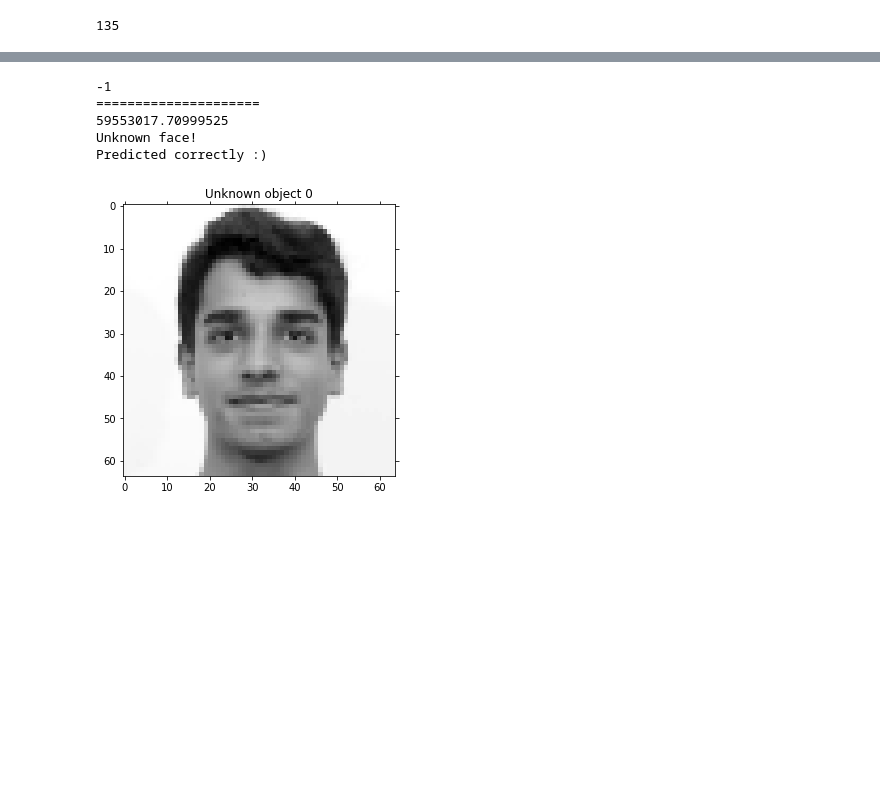
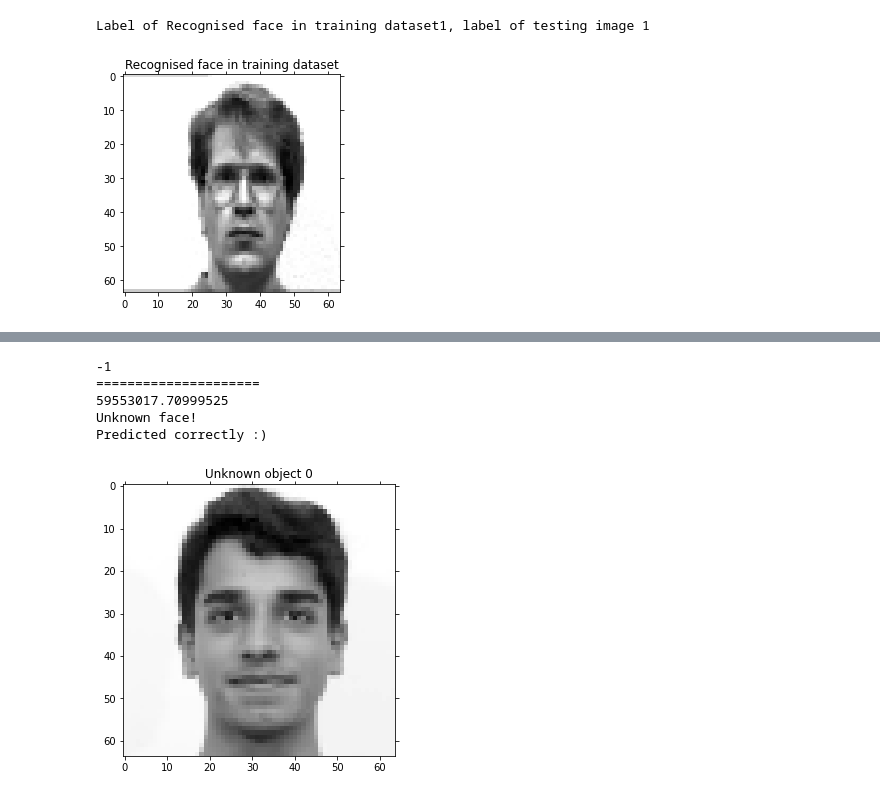
Before and after one commit to Rutvij-1/Eigen-Faces-SMAI-M21-project, a Jupyter notebook: FINALFINAL.ipynb, the cells around one changed output, grey strips where cells are left out. Drawn from its saved outputs; the diff is of its cells as text; code cells hidden in the pictures; blank space fills up the shorter version.

```diff
--- a/FINALFINAL.ipynb
+++ b/FINALFINAL.ipynb
@@ -230,0 +143,10 @@ plt.show()
+# %%
+reduced_data = np.array(eigvectors_sort[:DIM]).T
+proj_data = (training_tensor.T @ reduced_data).T
+# %%
+for i in range(min(8,proj_data.shape[0])):
+    img = proj_data[i].reshape(HEIGHT,WIDTH)
+    plt.subplot(2,4,1+i)
+    plt.imshow(np.abs(img), cmap='jet')
+    plt.tick_params(labelleft='off', labelbottom='off', bottom='off',top='off',right='off',left='off', which='both')
+plt.show()
@@ -253,4 +176,4 @@ plt.show()
 # %%
-w_unknown = np.dot(proj_data, unknown_face_vector)
-w_unknown
+w_unknown = proj_data @ unknown_face_vector
+w_unknown.shape
 # %% [output]
@@ -422,4 +180,0 @@ print('Correct predictions: {}/{} = {}%'.format(correct_pred, testing_im.shape[0
-# %%
-print(len(training_im))
-# %% [output]
-135
@@ -432,0 +181,10 @@ print(len(training_im))
+# %%
+norms = np.linalg.norm(w - w_unknown, axis=1)
+print(f"Label of Recognised face in training dataset{training_label[np.argmin(norms)]}, label of testing image {testing_label[1]}")
+plt.imshow(training_im[np.argmin(norms)],cmap='gray')
+plt.title('Recognised face in training dataset')
+plt.tick_params(labelleft='off', labelbottom='off', bottom='off',top='off',right='off',left='off', which='both')
+plt.show()
+# %% [output]
+Label of Recognised face in training dataset1, label of testing image 1
+[figure, added]
```
Also changed, not shown: parts of 51 cells of this notebook.
